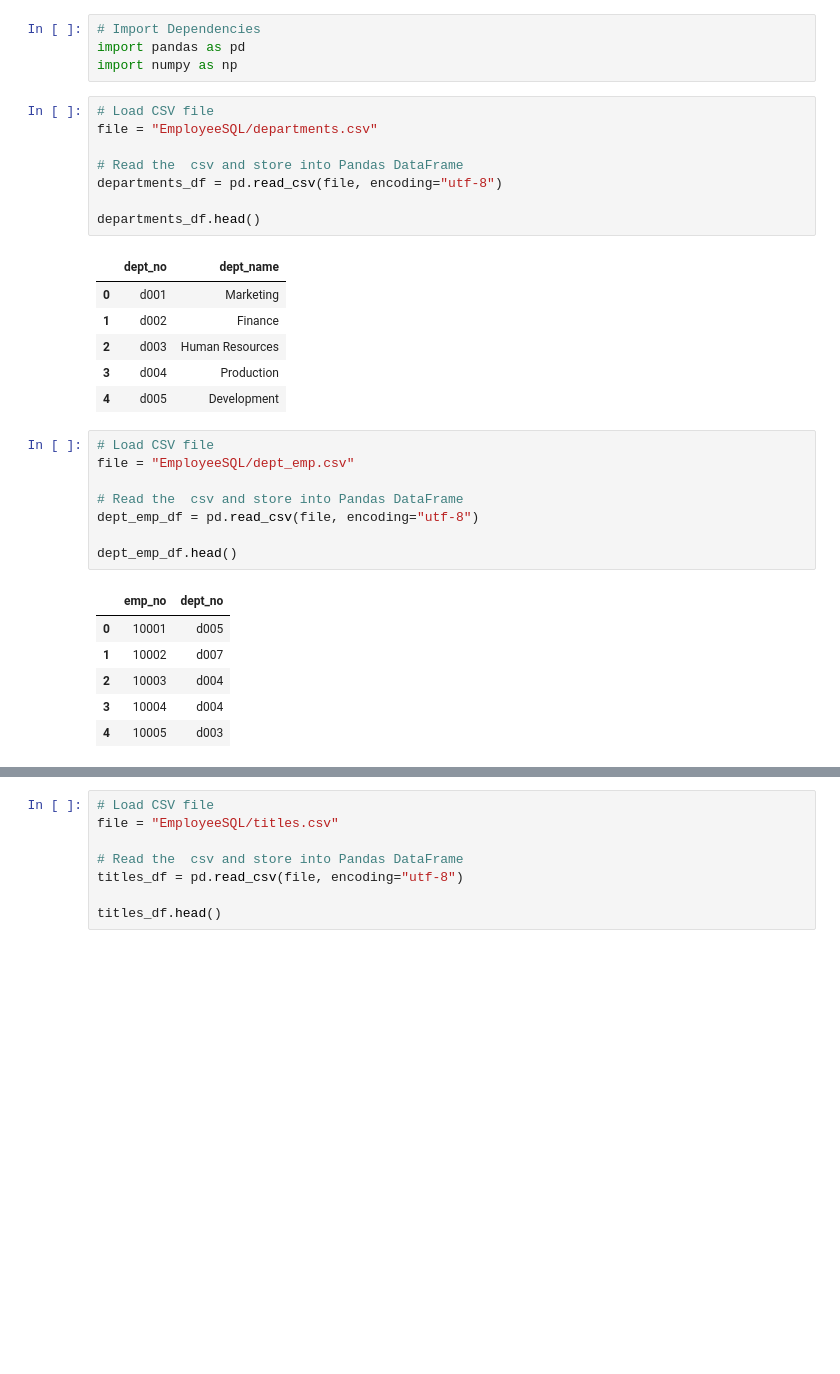
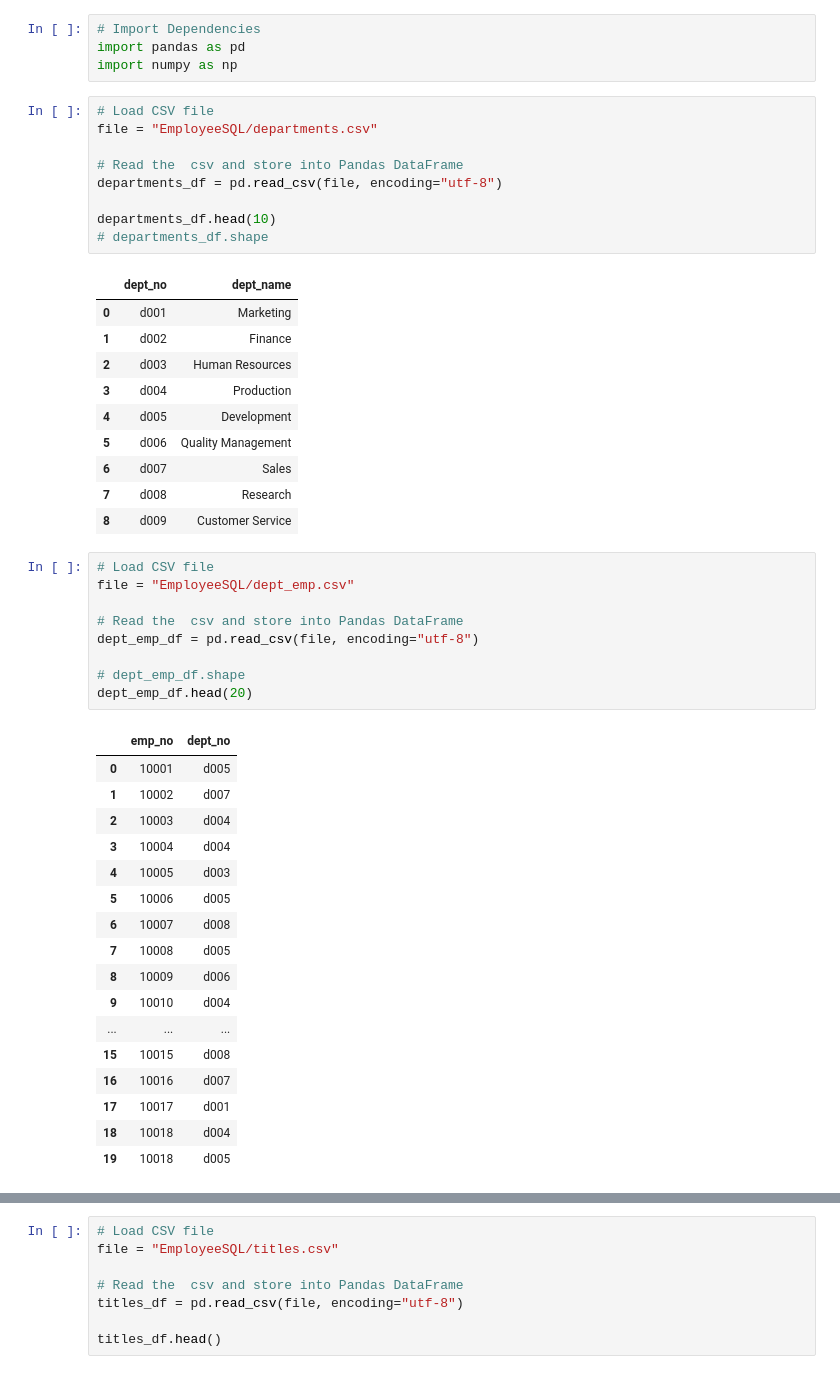
Before and after one commit to kmoravec14/sql-challenge, a Jupyter notebook: csv_review.ipynb, the cells around one changed output, grey strips where cells are left out. Drawn from its saved outputs; the diff is of its cells as text; blank space fills up the shorter version.

```diff
--- a/csv_review.ipynb
+++ b/csv_review.ipynb
@@ -9,7 +9,8 @@ file = "EmployeeSQL/departments.csv"
 # Read the  csv and store into Pandas DataFrame
 departments_df = pd.read_csv(file, encoding="utf-8")
 
-departments_df.head()
+departments_df.head(10)
+# departments_df.shape
 # %% [output]
 |  | dept_no | dept_name |
 | 0 | d001 | Marketing |
@@ -17,21 +18,37 @@ departments_df.head()
 | 2 | d003 | Human Resources |
 | 3 | d004 | Production |
 | 4 | d005 | Development |
+| 5 | d006 | Quality Management |
+| 6 | d007 | Sales |
+| 7 | d008 | Research |
+| 8 | d009 | Customer Service |
 # %%
 # Load CSV file
 file = "EmployeeSQL/dept_emp.csv"
 
 # Read the  csv and store into Pandas DataFrame
 dept_emp_df = pd.read_csv(file, encoding="utf-8")
 
-dept_emp_df.head()
+# dept_emp_df.shape
+dept_emp_df.head(20)
 # %% [output]
 |  | emp_no | dept_no |
 | 0 | 10001 | d005 |
 | 1 | 10002 | d007 |
 | 2 | 10003 | d004 |
 | 3 | 10004 | d004 |
 | 4 | 10005 | d003 |
+| 5 | 10006 | d005 |
+| 6 | 10007 | d008 |
+| 7 | 10008 | d005 |
+| 8 | 10009 | d006 |
+| 9 | 10010 | d004 |
+| ... | ... | ... |
+| 15 | 10015 | d008 |
+| 16 | 10016 | d007 |
+| 17 | 10017 | d001 |
+| 18 | 10018 | d004 |
+| 19 | 10018 | d005 |
 # %%
 # Load CSV file
 file = "EmployeeSQL/dept_manager.csv"
```
Also changed, not shown: parts of 8 cells of this notebook, 9 other files.
